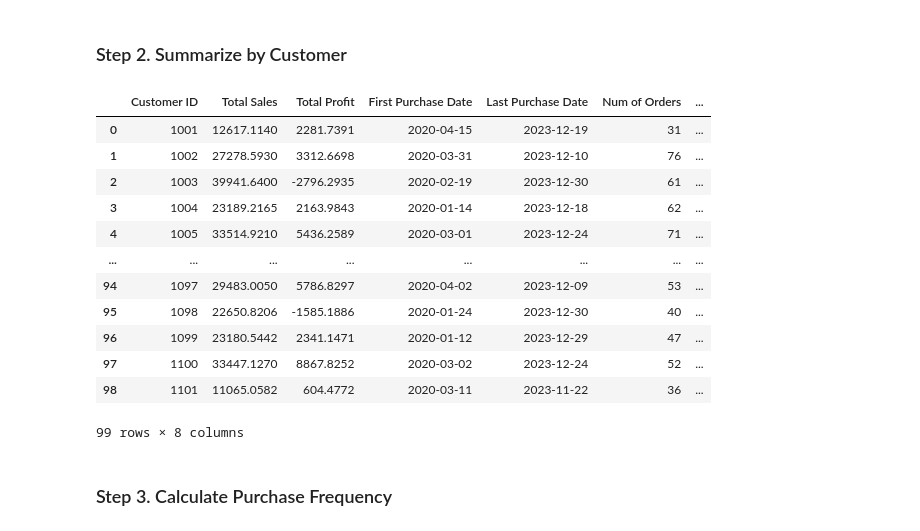
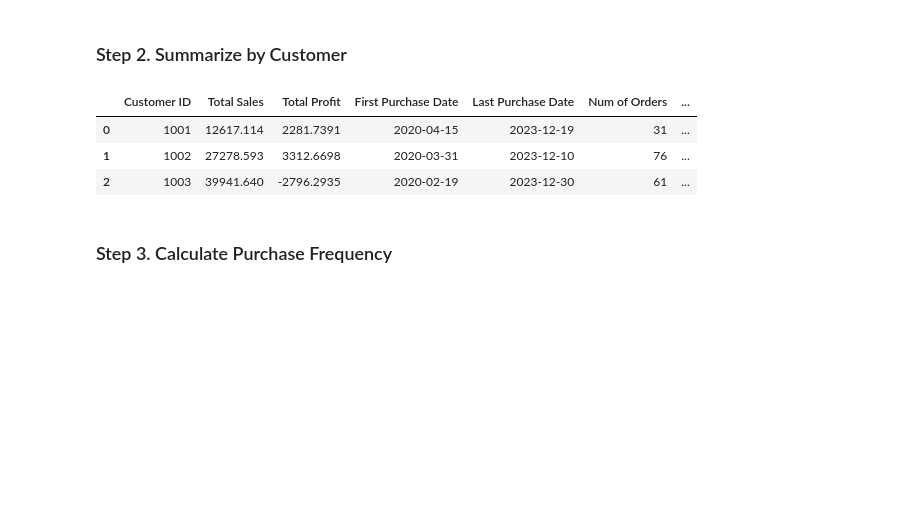
Before and after one commit to OAltyn/Customer-Life-Time-Value, a Jupyter notebook: CLTV_withPython.ipynb, the cells around one changed output. Saved outputs shown, nothing was run; the diff lists cells and outputs as text; code cells hidden in the pictures; blank space fills up the shorter version.

```diff
--- a/CLTV_withPython.ipynb
+++ b/CLTV_withPython.ipynb
@@ -230,21 +222,12 @@ customer_summary['Customer Age (days)'] = (customer_summary['Last Purchase Date'
 # %%
 customer_summary['Avg Order Value'] = (customer_summary['Total Sales']/customer_summary['Num of Orders']).round(2)
 # %%
-customer_summary
+customer_summary.head(3)
 # %% [output]
 |  | Customer ID | Total Sales | Total Profit | First Purchase Date | Last Purchase Date | Num of Orders | ... |
-| 0 | 1001 | 12617.1140 | 2281.7391 | 2020-04-15 | 2023-12-19 | 31 | ... |
-| 1 | 1002 | 27278.5930 | 3312.6698 | 2020-03-31 | 2023-12-10 | 76 | ... |
-| 2 | 1003 | 39941.6400 | -2796.2935 | 2020-02-19 | 2023-12-30 | 61 | ... |
-| 3 | 1004 | 23189.2165 | 2163.9843 | 2020-01-14 | 2023-12-18 | 62 | ... |
-| 4 | 1005 | 33514.9210 | 5436.2589 | 2020-03-01 | 2023-12-24 | 71 | ... |
-| ... | ... | ... | ... | ... | ... | ... | ... |
-| 94 | 1097 | 29483.0050 | 5786.8297 | 2020-04-02 | 2023-12-09 | 53 | ... |
-| 95 | 1098 | 22650.8206 | -1585.1886 | 2020-01-24 | 2023-12-30 | 40 | ... |
-| 96 | 1099 | 23180.5442 | 2341.1471 | 2020-01-12 | 2023-12-29 | 47 | ... |
-| 97 | 1100 | 33447.1270 | 8867.8252 | 2020-03-02 | 2023-12-24 | 52 | ... |
-| 98 | 1101 | 11065.0582 | 604.4772 | 2020-03-11 | 2023-11-22 | 36 | ... |
+| 0 | 1001 | 12617.114 | 2281.7391 | 2020-04-15 | 2023-12-19 | 31 | ... |
+| 1 | 1002 | 27278.593 | 3312.6698 | 2020-03-31 | 2023-12-10 | 76 | ... |
+| 2 | 1003 | 39941.640 | -2796.2935 | 2020-02-19 | 2023-12-30 | 61 | ... |
-99 rows × 8 columns
 # %% [markdown]
 ### Step 3. Calculate Purchase Frequency
 # %%
```
Also changed, not shown: parts of 5 cells of this notebook.
